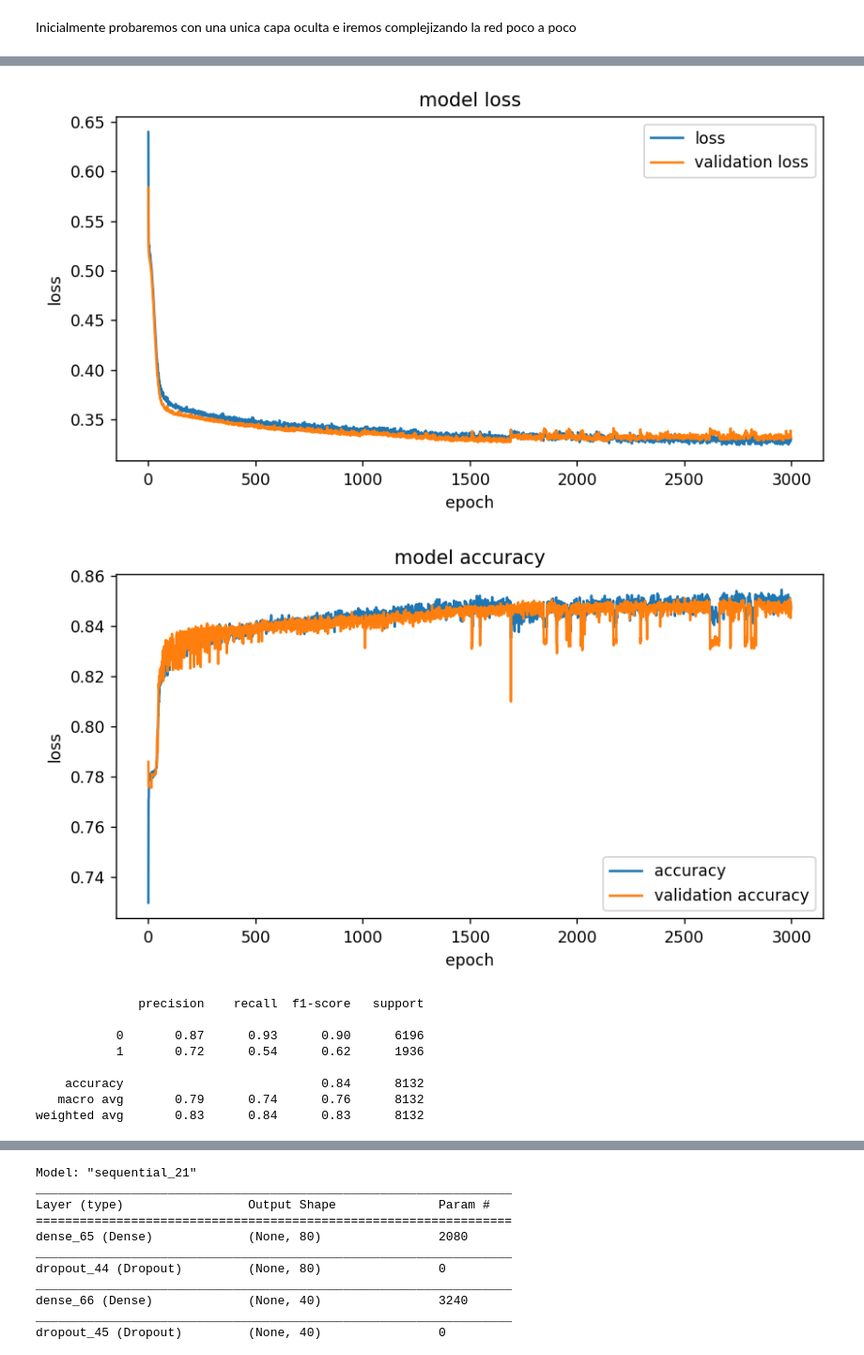
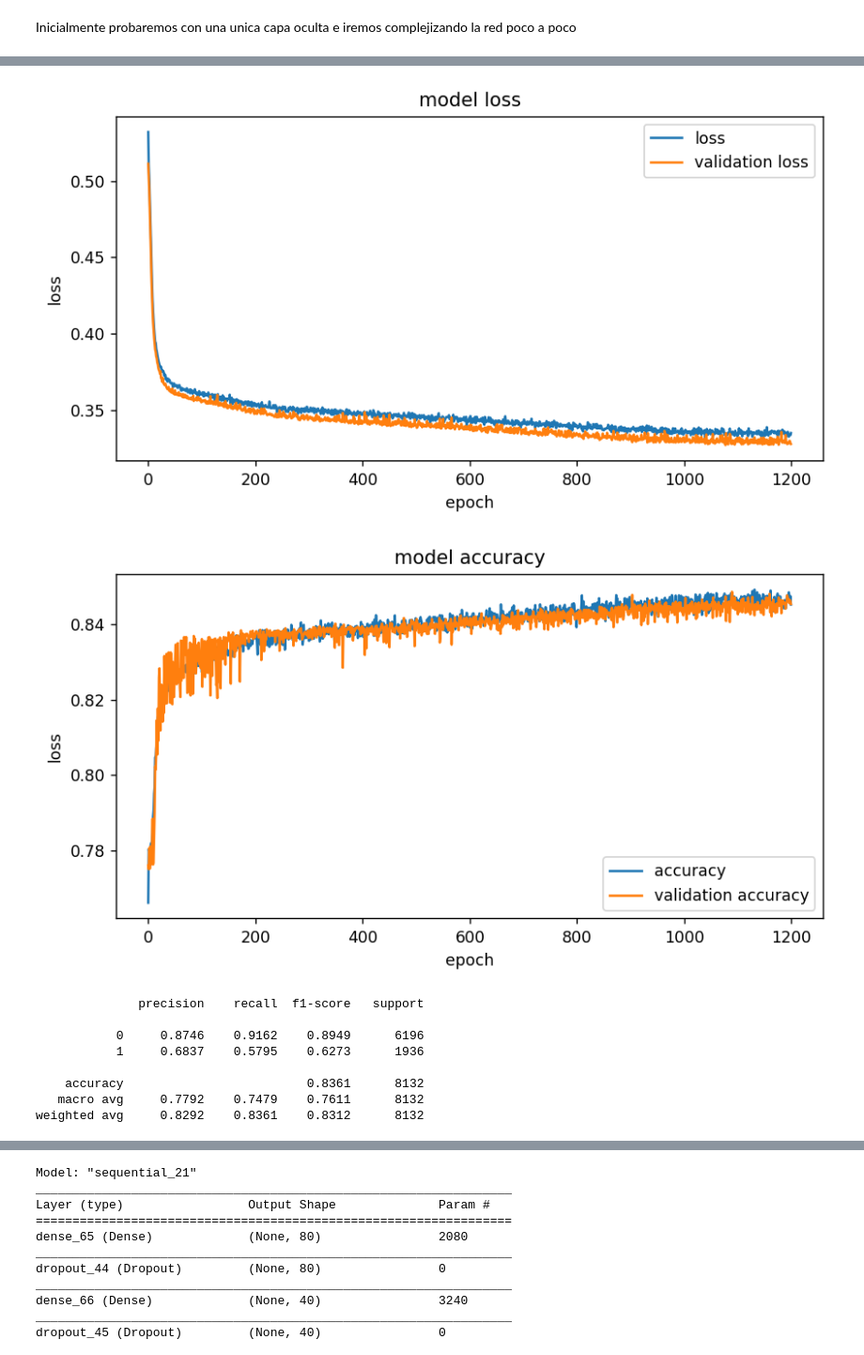
Before and after one commit to SantiValdezUlzurrun/TP-2021-1C-Organizacion-de-datos, a Jupyter notebook: parte_2/6 - RedesNueronales.ipynb, the cells around one changed output, grey strips where cells are left out. Shown at 94% size. Drawn from its saved outputs; the diff is of its cells as text; code cells hidden in the pictures.

```diff
--- a/parte_2/6 - RedesNueronales.ipynb
+++ b/parte_2/6 - RedesNueronales.ipynb
@@ -109,5 +109,5 @@ model.compile(loss='binary_crossentropy', optimizer=opt, metrics=['accuracy'])
 
 model.summary()
 
-h = model.fit(x_train, y_train, epochs=1200,batch_size=1000, verbose=0, validation_split=0.3)
+h = model.fit(x_train, y_train, epochs=1200,batch_size=50, verbose=4, validation_split=0.3)
 # %% [output]
@@ -128,16 +131,15 @@ _________________________________________________________________
 # %%
 plot_loss(h.history)
 plot_acc(h.history)
-print(classification_report(y_test,h.model.predict_classes(x_test)))
-h.model.predict_proba(x_test)
+print(classification_report(y_test,h.model.predict_classes(x_test),digits= 4))
 # %% [output]
-[figure, old version]
+[figure, new version]
-[figure, old version]
+[figure, new version]
               precision    recall  f1-score   support
 
-           0       0.87      0.93      0.90      6196
-           1       0.72      0.54      0.62      1936
+           0     0.8746    0.9162    0.8949      6196
+           1     0.6837    0.5795    0.6273      1936
 
-    accuracy                           0.84      8132
-   macro avg       0.79      0.74      0.76      8132
-weighted avg       0.83      0.84      0.83      8132
+    accuracy                         0.8361      8132
+   macro avg     0.7792    0.7479    0.7611      8132
+weighted avg     0.8292    0.8361    0.8312      8132
```
Also changed, not shown: parts of 10 cells of this notebook.
